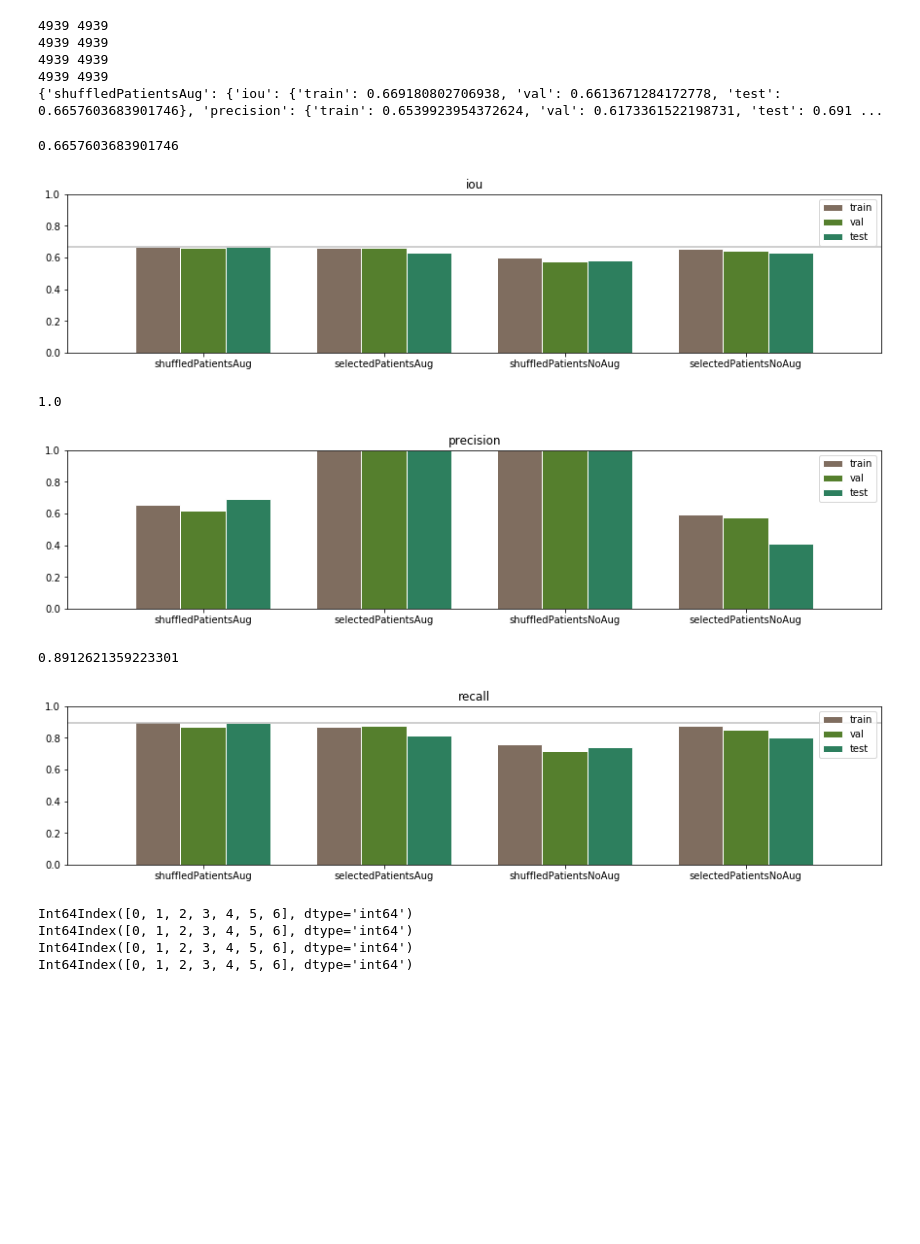
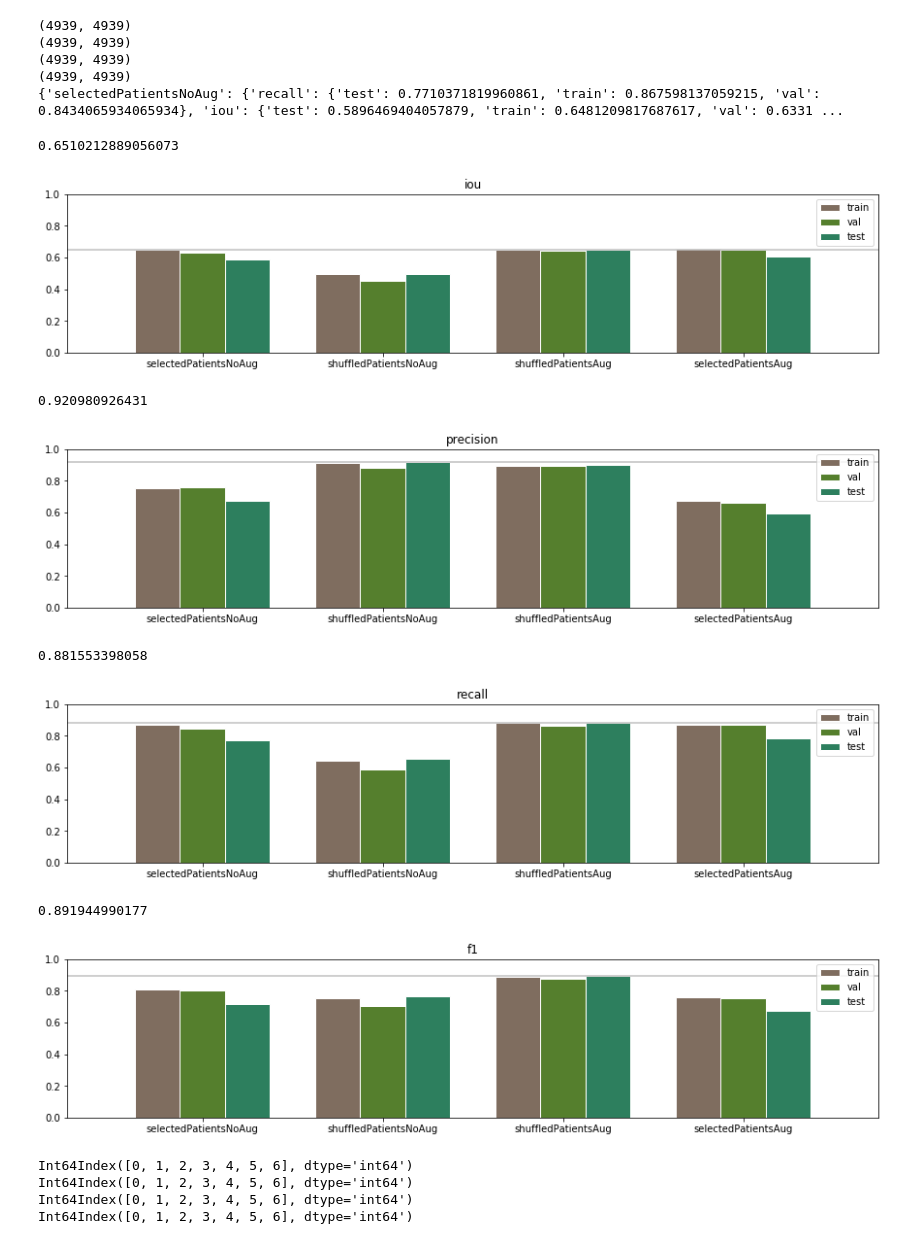
Before and after one commit to demo125/Stacked_Hourglass_Network_Keras, a Jupyter notebook: utils/evaluate.ipynb, the cells around one changed output. Cells and saved outputs as stored; diff of their text form; code cells hidden in the pictures; blank space fills up the shorter version.

```diff
--- a/utils/evaluate.ipynb
+++ b/utils/evaluate.ipynb
@@ -80,55 +100,62 @@ def evaluate(annotationPath, predictionPath, confidence_threshold, iou_threshold
     return results
 # %%
-confidence_threshold = 0.000
+confidence_thresholds = {
+    'shuffledPatientsAug': 0.2,
+    'selectedPatientsAug': 0.2,
+    'shuffledPatientsNoAug': 0.05,
+    'selectedPatientsNoAug': 0.2
+}
 iou_threshold = 0.5
 onlyWithKidneys = False
 
 results = {'shuffledPatientsAug': [],'selectedPatientsAug': [], 'shuffledPatientsNoAug': [], 'selectedPatientsNoAug':[]}
 for trainType in results.keys():
-    result = evaluate(os.path.join('..\src\models', trainType, 'mpii_annotations.json'),
-             os.path.join('..\src\models', trainType, 'predictions.pickle'),
-            confidence_threshold=confidence_threshold,
+    result = evaluate(os.path.join('../src/models', trainType, 'mpii_annotations.json'),
+             os.path.join('../src/models', trainType, 'predictions.pickle'),
+            confidence_threshold=confidence_thresholds[trainType],
             iou_threshold=iou_threshold,
             onlyWithKidneys=onlyWithKidneys)
     results[trainType] = result
 print(results)
 # %% [output]
-4939 4939
-4939 4939
-4939 4939
-4939 4939
-{'shuffledPatientsAug': {'iou': {'train': 0.669180802706938, 'val': 0.6613671284172778, 'test': 0.6657603683901746}, 'precision': {'train': 0.6539923954372624, 'val': 0.6173361522198731, 'test': 0.691 ...
+(4939, 4939)
+(4939, 4939)
+(4939, 4939)
+(4939, 4939)
+{'selectedPatientsNoAug': {'recall': {'test': 0.7710371819960861, 'train': 0.867598137059215, 'val': 0.8434065934065934}, 'iou': {'test': 0.5896469404057879, 'train': 0.6481209817687617, 'val': 0.6331 ...
 # %%
 barWidth = 0.25
 
 colors = ['#7f6d5f', '#557f2d', '#2d7f5e']
-for metrics in ['iou', 'precision', 'recall']:
+for metrics in ['iou', 'precision', 'recall', 'f1']:
     plt.figure(figsize=(15, 3))
     maxx = 0
     for i, setType in enumerate(['train','val', 'test']):
         r = np.arange(len(results.keys())) + barWidth*i
         y = []
         for trainType in results.keys():
             y.append(results[trainType][metrics][setType])
             if setType == 'test':
                 maxx = max(max(y), maxx)
         plt.bar(r, y, color=colors[i], width=barWidth, edgecolor='white', label=setType)
 
     plt.title(metrics)
     plt.xticks([r + barWidth for r in range(len(setType))], results.keys())
     plt.hlines(maxx, xmin=-10, xmax=10, color='silver')
     print(maxx)
     plt.xlim(-0.5, 4)
     plt.ylim(0,1)
     plt.legend()
     plt.show()
 # %% [output]
-0.6657603683901746
+0.6510212889056073
-[figure, old version]
+[figure, new version]
-1.0
+0.920980926431
-[figure, old version]
+[figure, new version]
-0.8912621359223301
+0.881553398058
-[figure, old version]
+[figure, new version]
+0.891944990177
+[figure, added]
 # %%
 import pandas as pd
 metrics = {2: 'accuracy', 5: 'distance'}
```
Also changed, not shown: parts of 1 cell of this notebook, 4 other files.
